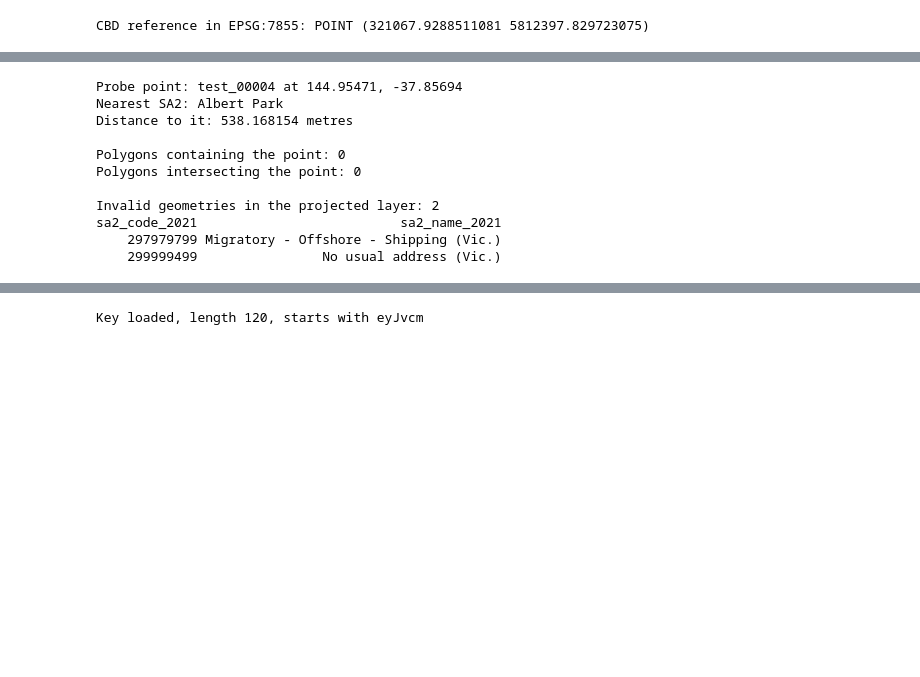
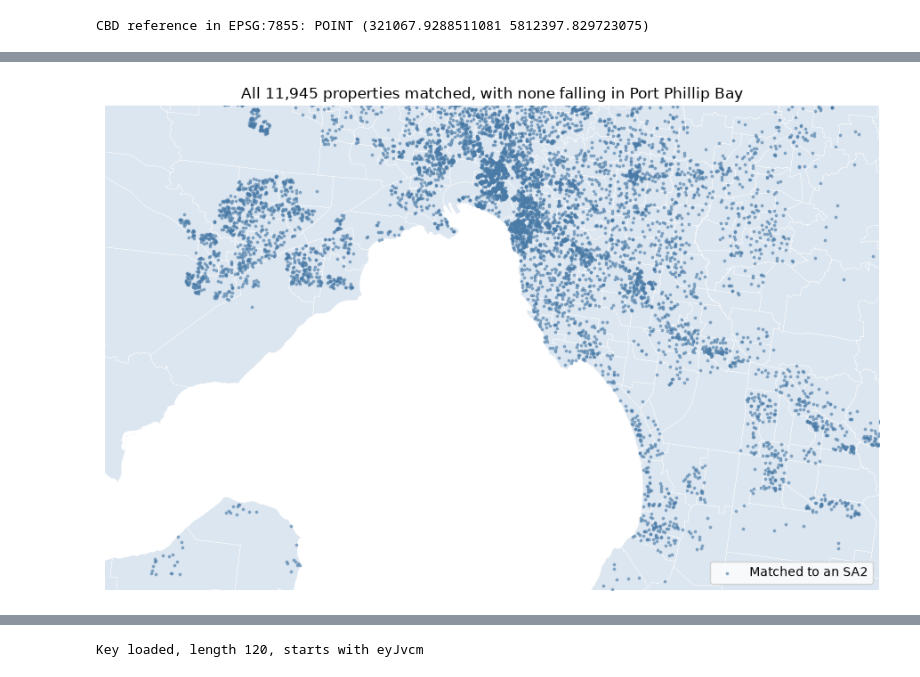
Before and after one commit to sophiaaaaaa123/ADS_project2, a Jupyter notebook: code/02_spatial_features.ipynb, the cells around one changed output, grey strips where cells are left out. Saved outputs shown, nothing was run; the diff lists cells and outputs as text; code cells hidden in the pictures; blank space fills up the shorter version.

Commit message:
Run the spatial feature pipeline against the scraped listings

```diff
--- a/code/02_spatial_features.ipynb
+++ b/code/02_spatial_features.ipynb
@@ -177,35 +216,34 @@ property_id  longitude   latitude
 # %%
-# Take one clearly urban unmatched point and work out why it failed
-probe = properties_sa2[unmatched].iloc[0]
-probe_point = properties_proj.loc[properties_proj["property_id"] == probe["property_id"], "geometry"].iloc[0]
-print(f"Probe point: {probe['property_id']} at {probe['longitude']:.5f}, {probe['latitude']:.5f}")
+# Retained from the test data validation. With the generated coordinates, 30
+# of 500 points fell in Port Phillip Bay because bayside station coordinates
+# were perturbed by up to two kilometres. The real listings have none, and the
+# shoreline is traced cleanly by the matched points, which is itself evidence
+# that the point in polygon join is behaving correctly.
+fig, ax = plt.subplots(figsize=(9, 9))
+bay = sa2_proj.cx[280000:360000, 5770000:5820000]
+bay.plot(ax=ax, color="#dce6f0", edgecolor="white", linewidth=0.3)
 
-# Which SA2 is nearest, and how far away is it
-distances = sa2_proj.geometry.distance(probe_point)
-nearest_idx = distances.idxmin()
-print(f"Nearest SA2: {sa2_proj.loc[nearest_idx, 'sa2_name_2021']}")
-print(f"Distance to it: {distances.min():.6f} metres")
+properties_proj[~unmatched.values].plot(
+    ax=ax, color="#4a7ba7", markersize=3, alpha=0.5, label="Matched to an SA2"
+)
+if unmatched.any():
+    properties_proj[unmatched.values].plot(
+        ax=ax, color="#d1495b", markersize=20, label="No SA2"
+    )
+    title = f"{unmatched.sum()} properties fall outside every SA2"
+else:
+    title = (
+        f"All {len(properties_proj):,} properties matched, "
+        "with none falling in Port Phillip Bay"
+    )
 
-# Does any polygon actually contain it under a looser predicate
-contains = sa2_proj[sa2_proj.geometry.contains(probe_point)]
-intersects = sa2_proj[sa2_proj.geometry.intersects(probe_point)]
-print(f"\nPolygons containing the point: {len(contains)}")
-print(f"Polygons intersecting the point: {len(intersects)}")
-
-# Geometry validity across the whole layer
-invalid = ~sa2_proj.geometry.is_valid
-print(f"\nInvalid geometries in the projected layer: {invalid.sum()}")
-if invalid.any():
-    print(sa2_proj[invalid][["sa2_code_2021", "sa2_name_2021"]].to_string(index=False))
+ax.set_xlim(280000, 360000)
+ax.set_ylim(5770000, 5820000)
+ax.set_title(title)
+ax.legend()
+ax.set_axis_off()
+plt.tight_layout()
+plt.savefig(PROJECT_ROOT / "plots" / "property_sa2_join_check.png", dpi=150)
+plt.show()
 # %% [output]
-Probe point: test_00004 at 144.95471, -37.85694
-Nearest SA2: Albert Park
-Distance to it: 538.168154 metres
-
-Polygons containing the point: 0
-Polygons intersecting the point: 0
-
-Invalid geometries in the projected layer: 2
-sa2_code_2021                          sa2_name_2021
-    297979799 Migratory - Offshore - Shipping (Vic.)
-    299999499                No usual address (Vic.)
+[figure, added]
```
Also changed, not shown: parts of 20 cells of this notebook, 4 other files.
